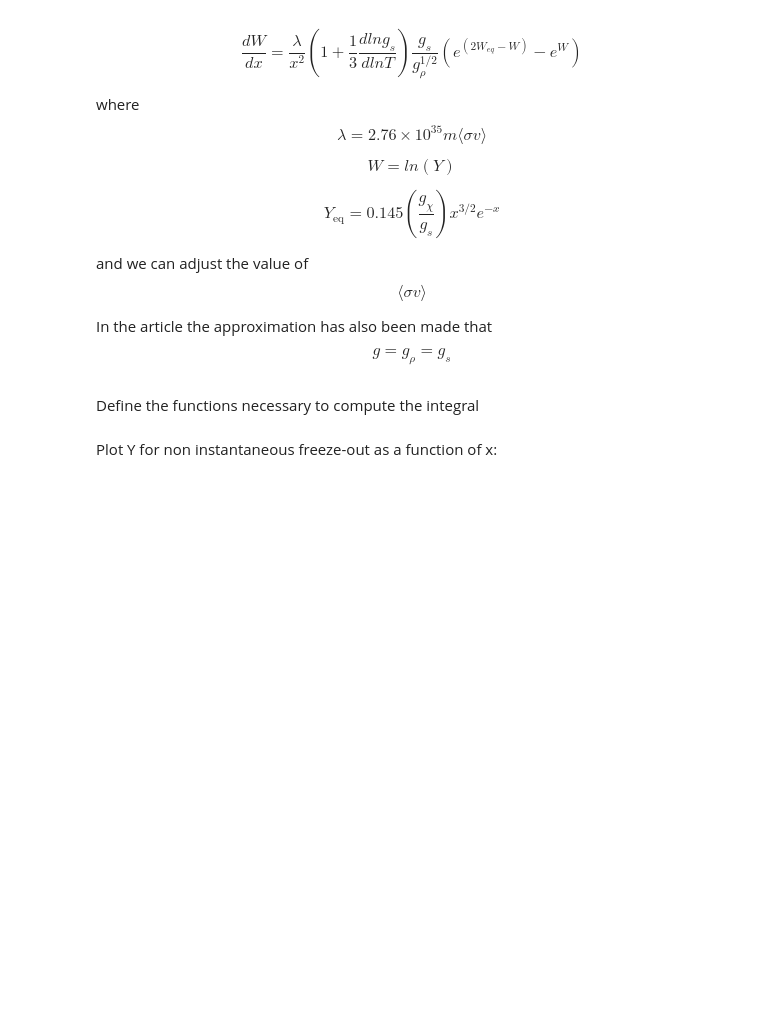
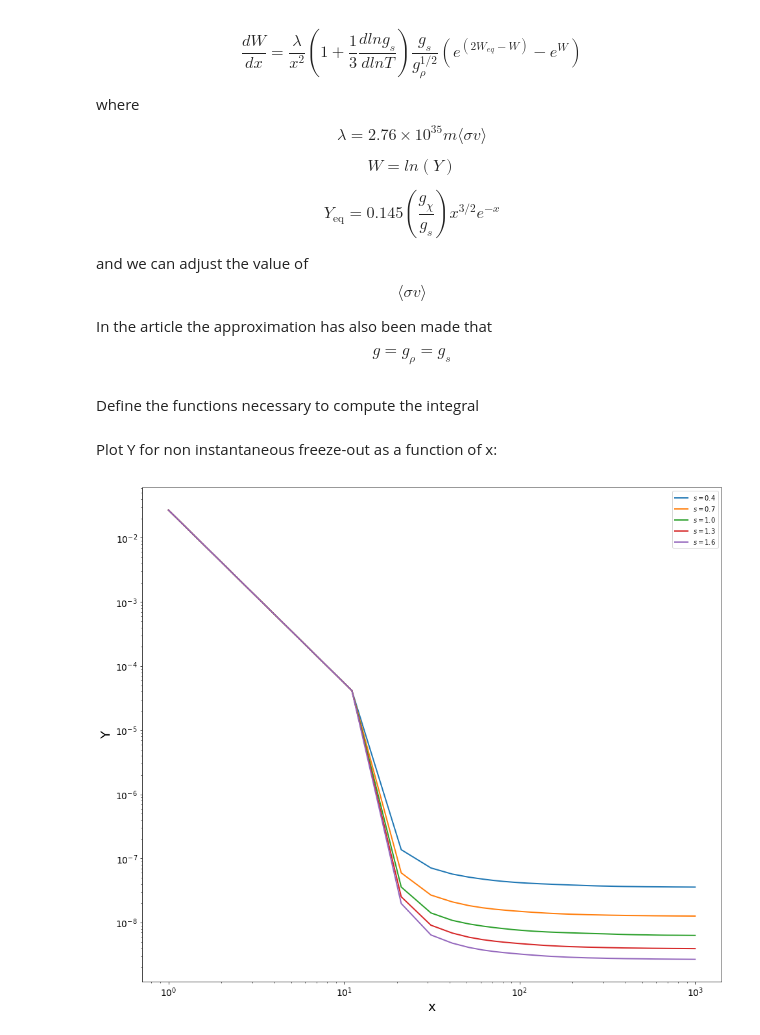
Before and after one commit to adam-coogan/gss19_axions, a Jupyter notebook: notebooks/week1_final.ipynb, the cells around one changed output. Cells and saved outputs as stored; diff of their text form; code cells hidden in the pictures; blank space fills up the shorter version.

```diff
--- a/notebooks/week1_final.ipynb
+++ b/notebooks/week1_final.ipynb
@@ -241,24 +247,53 @@ def dlngs_dlnt(T):
 # %%
-def derivative_W(m, scale, t, y):
+def derivative_W(m, scale, x, W):
 
-#     return (lambda_function(m, avg_sigma_vel, scale)/x**2)*(1+(1/3)*dlngs_dlnt(m/x))*np.sqrt(g_s(m/x))*(np.exp(2*Weq(x,m)-W)-np.exp(W))
+    return (lambda_function(m, avg_sigma_vel, scale)/x**2)*(1+(1/3)*dlngs_dlnt(m/x))*np.sqrt(g_s(m/x))*(np.exp(2*W_eq(x,m)-W)-np.exp(W))
 
-    return (lambda_function(m, avg_sigma_vel, scale)/t**2)*(1+(1/3)*dlngs_dlnt(m/t))*np.sqrt(g_s(m/t))*(np.exp(2*Weq(t,m)-y)-np.exp(y))
+def solve_W(x, m, scale):
 
-def W(x, m, scale):
+    # x = array with the poiunts we want to evaluate W
 
-#     dW_dx = (lambda_function/x**2)*(1+(1/3)*dlngs_dlnt(m/x))*np.sqrt(g_s(m/x))*(np.exp(2*Weq-W)-np.exp(W))
+    function = lambda x,W: np.array(derivative_W(m, scale, x, W))
+    x_range = np.array([1, 1000])
+    W0 = np.array([W_eq(x_range[0], m)])
 
-    W0 = W_eq(m/T0, m)
-
-    W = sp.integrate.solve_ivp(derivative_W(m, scale, t=x, y=W), [1,1000], y0 = W0)
+    W = solve_ivp(function, [1, 1000], y0=W0, method='BDF', t_eval=x)
 
     return W
 # %%
 def Y(x, m, scale):
-
-    return np.exp(W(x, m, scale))
+    W = solve_W(x, m, scale)
+    return np.exp(W.y)
 # %% [markdown]
 Plot Y for non instantaneous freeze-out as a function of x:
+# %%
+x_min = 1
+x_max = 1000
+num_x = 100
+x = np.linspace(x_min, x_max, num_x)
+
+m = 0.1
+scale_min = 0.4
+scale_max = 1.6
+n_scales = 5
+scales = np.linspace(scale_min, scale_max, n_scales)
+W_values = solve_W(x, m, scale)
+
+
+fig, ax = plt.subplots(1, 1, figsize=(16, 14))
+
+for scale in scales:
+    ax.plot(x, Y(x, m, scale)[0], lw=2, label=r'$s = {0:.1f}$'.format(scale))
+
+ax.set_xlabel('x', fontsize=20)
+ax.set_ylabel('Y', fontsize=20)
+ax.tick_params(axis='x', labelsize=14)
+ax.tick_params(axis='y', labelsize=14)
+ax.set_xscale('log')
+ax.set_yscale('log')
+ax.legend()
+plt.show()
+# %% [output]
+[figure, added]
 # %%
 fig, ax = plt.subplots(1, 1, figsize=(16,10))
```
Also changed, not shown: parts of 6 cells of this notebook.
